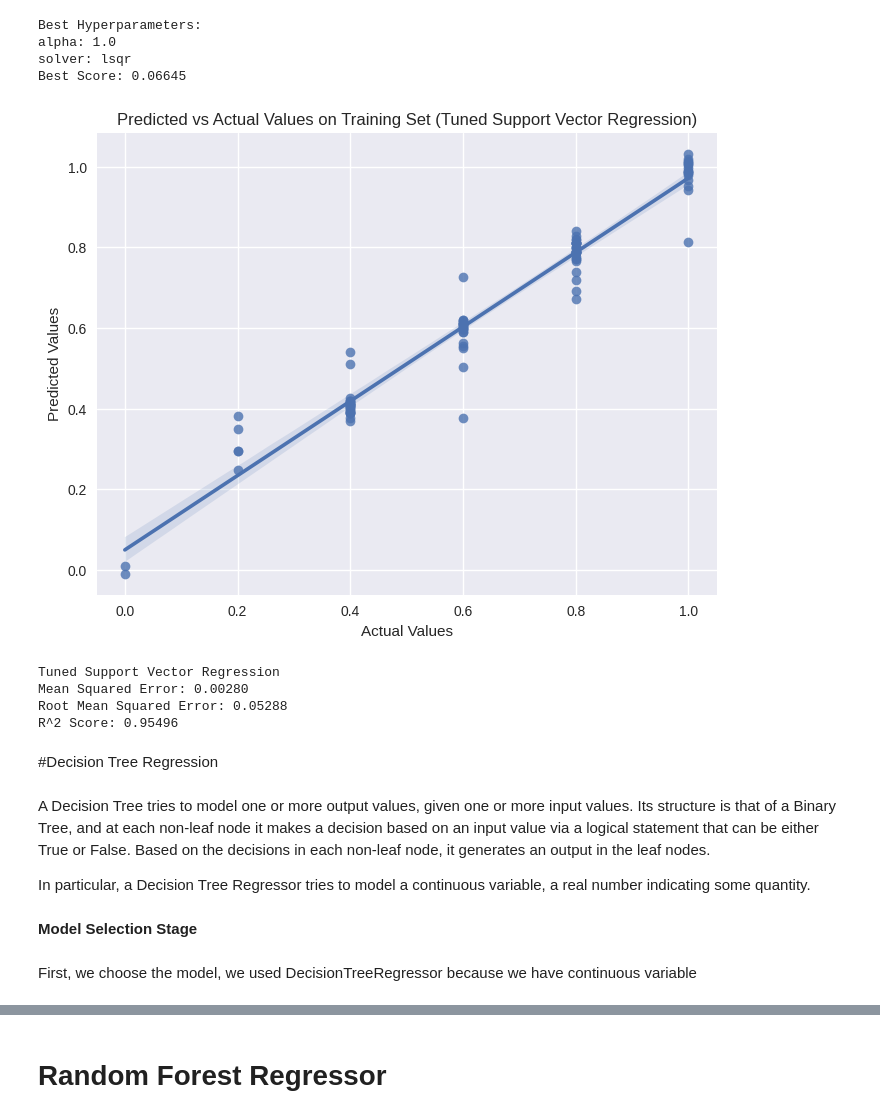
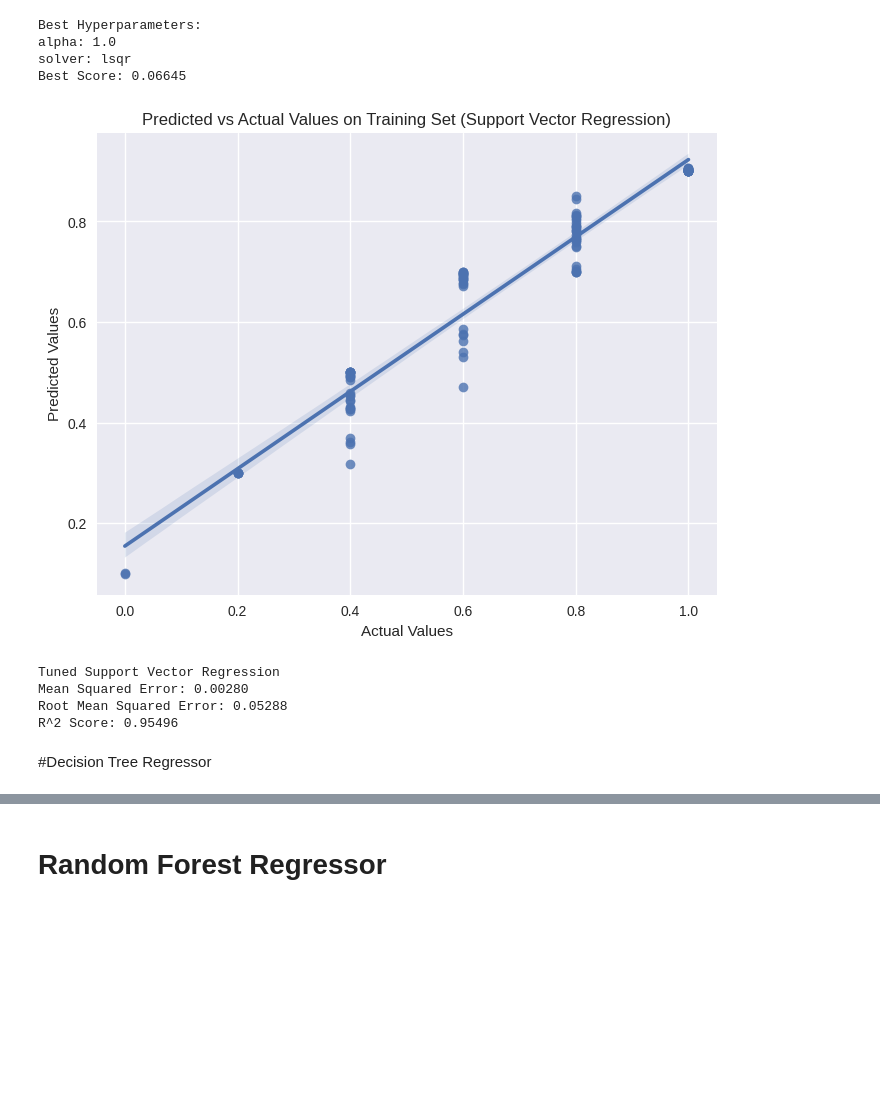
Before and after one commit to zhiweing/WID2003-INTRO-TO-DS-, a Jupyter notebook: “_Sleep_Health_Analysis_ipynb”.ipynb, the cells around one changed output, grey strips where cells are left out. Drawn from its saved outputs; the diff is of its cells as text; code cells hidden in the pictures; blank space fills up the shorter version.

```diff
--- a/“_Sleep_Health_Analysis_ipynb”.ipynb
+++ b/“_Sleep_Health_Analysis_ipynb”.ipynb
@@ -938,17 +932,33 @@ alpha: 1.0
 solver: lsqr
 Best Score: 0.06645
 # %%
+from sklearn.svm import SVR
+
+# Assuming you have already split your data into X_train, X_test, y_train, y_test
+
+# Train an SVR model
+svr_model = SVR()
+svr_model.fit(X_train, y_train)
+
+# Make predictions on the training set
+y_pred_train_svr = svr_model.predict(X_train)
+
+# Optionally, you can tune the hyperparameters of the SVR model
+# and then make predictions on the training set again
+# e.g., y_pred_train_svr_tuned = tuned_svr_model.predict(X_train)
+
+# Now you can plot the actual vs. predicted values
 import matplotlib.pyplot as plt
 import seaborn as sns
 
 plt.figure(figsize=(8, 6))
-sns.regplot(x=y_train, y=y_pred_train_svr_tuned)
+sns.regplot(x=y_train, y=y_pred_train_svr)
 plt.xlabel("Actual Values")
 plt.ylabel("Predicted Values")
-plt.title("Predicted vs Actual Values on Training Set (Tuned Support Vector Regression)")
+plt.title("Predicted vs Actual Values on Training Set (Support Vector Regression)")
 plt.show()
 # %% [output]
-[figure, old version]
+[figure, new version]
 # %%
 from sklearn.svm import SVR
 from sklearn.model_selection import GridSearchCV
@@ -1006,14 +1016,4 @@ Mean Squared Error: 0.00280
 Root Mean Squared Error: 0.05288
 R^2 Score: 0.95496
 # %% [markdown]
-#Decision Tree Regression
+#Decision Tree Regressor
-# %% [markdown]
-A Decision Tree tries to model one or more output values, given one or more input values.
-Its structure is that of a Binary Tree, and at each non-leaf node it makes a decision based on an input value via a logical statement that can be either True or False.
-Based on the decisions in each non-leaf node, it generates an output in the leaf nodes.
-
-In particular, a Decision Tree Regressor tries to model a continuous variable, a real number indicating some quantity.
-# %% [markdown]
-**Model Selection Stage**
-# %% [markdown]
-First, we choose the model, we used DecisionTreeRegressor because we have continuous variable
```
Also changed, not shown: parts of 55 cells of this notebook.
